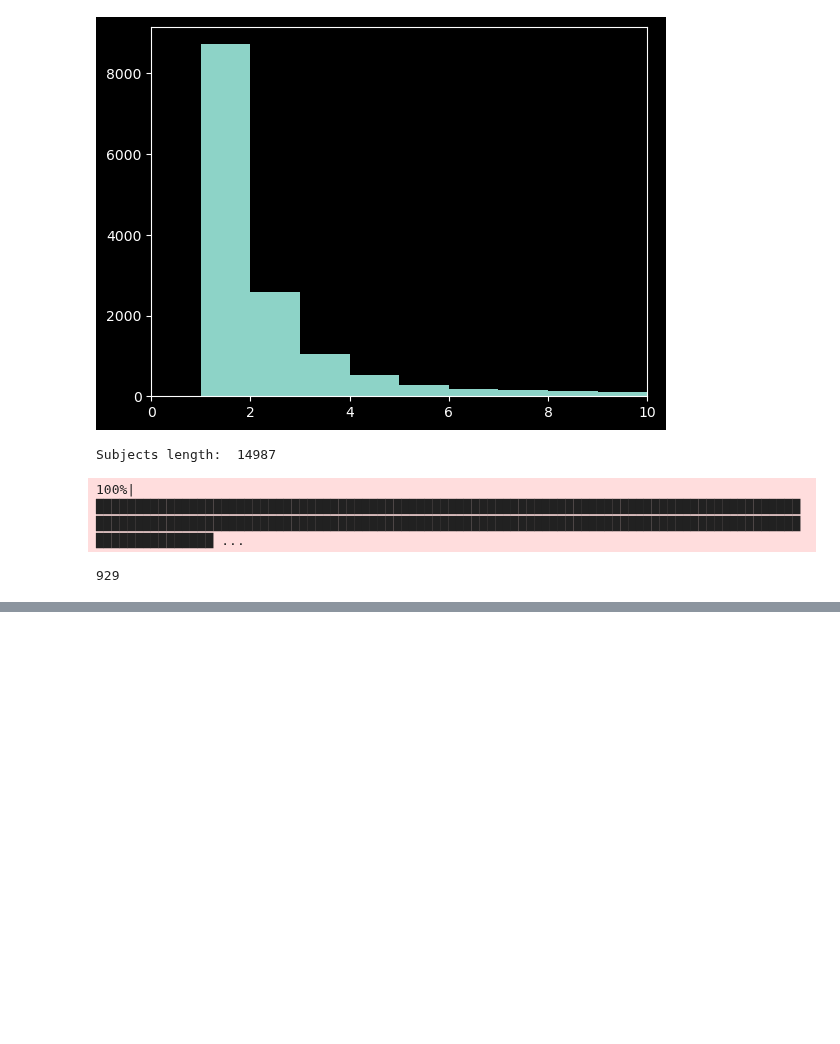
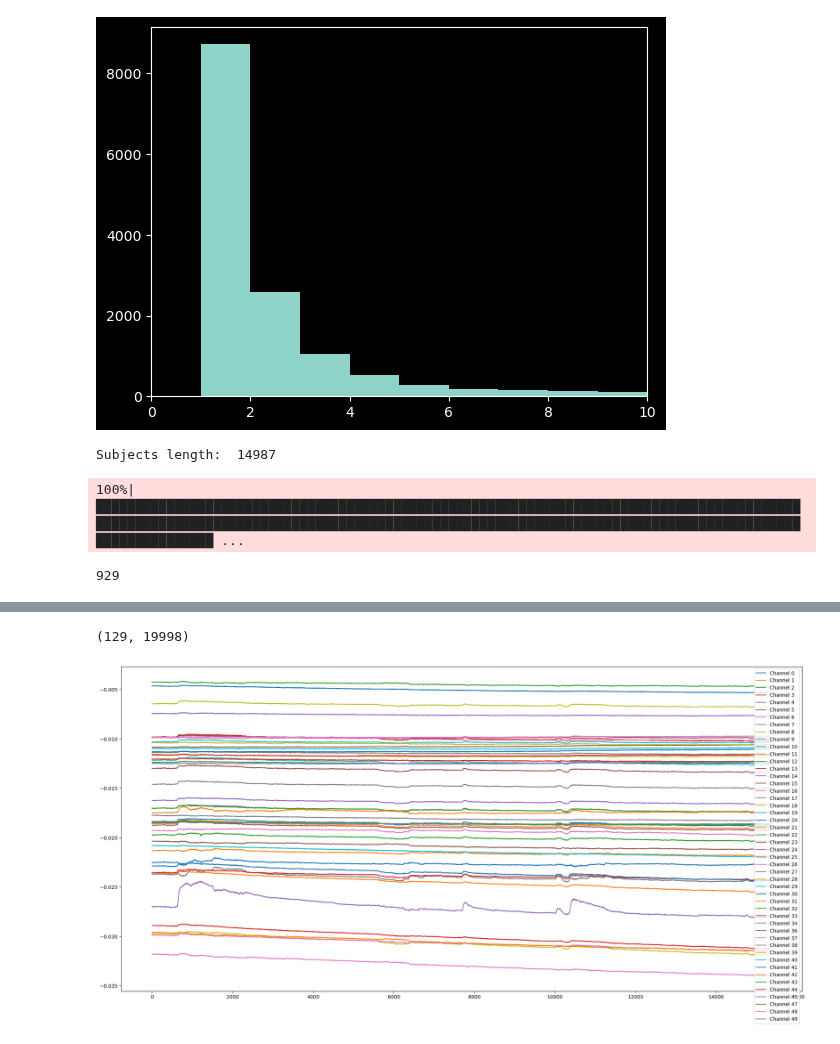
Before and after one commit to MatthewChen37/EEG-Foundation-Model, a Jupyter notebook: playground.ipynb, the cells around one changed output, grey strips where cells are left out. Saved outputs shown, nothing was run; the diff lists cells and outputs as text; code cells hidden in the pictures; blank space fills up the shorter version.

```diff
--- a/playground.ipynb
+++ b/playground.ipynb
@@ -1497,0 +1527,5 @@ Subjects length:  14987
+# %%
+from mne_bids import BIDSPath, read_raw_bids
+
+bids_path = BIDSPath(root="/home/hice1/mchen439/data/ds004186-download", subject="NDARAA075AMK", datatype="eeg", suffix="eeg", task="EC", run="1", extension=".set")
+data = read_raw_bids(bids_path, verbose=True)
@@ -1497,0 +1541,14 @@ Subjects length:  14987
+# %%
+data = data.get_data()
+print(data.shape)
+# %% [output]
+(129, 19998)
+# %%
+plt.figure(figsize=(25,12))
+for i in range(50):
+	if i != 35 and i != 46:
+		plt.plot(data[i, :15360], label=f"Channel {i}")
+plt.legend()
+plt.show()
+# %% [output]
+[figure, added]
```
Also changed, not shown: parts of 12 cells of this notebook.
